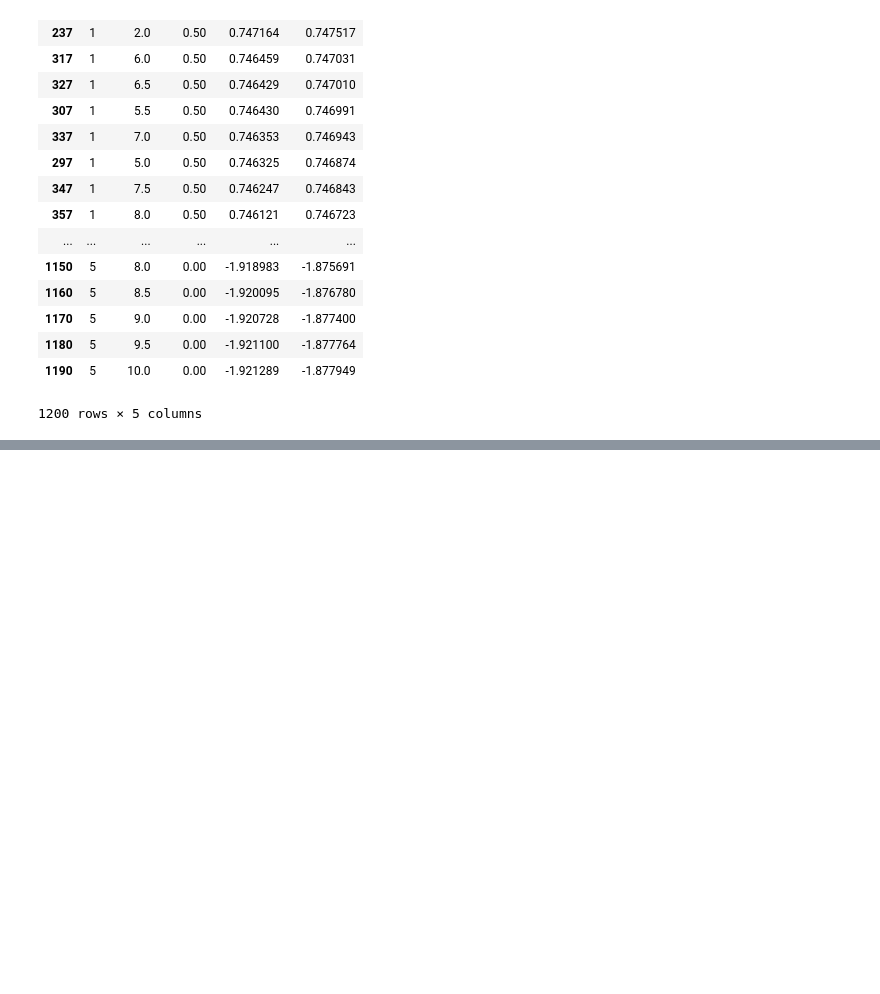
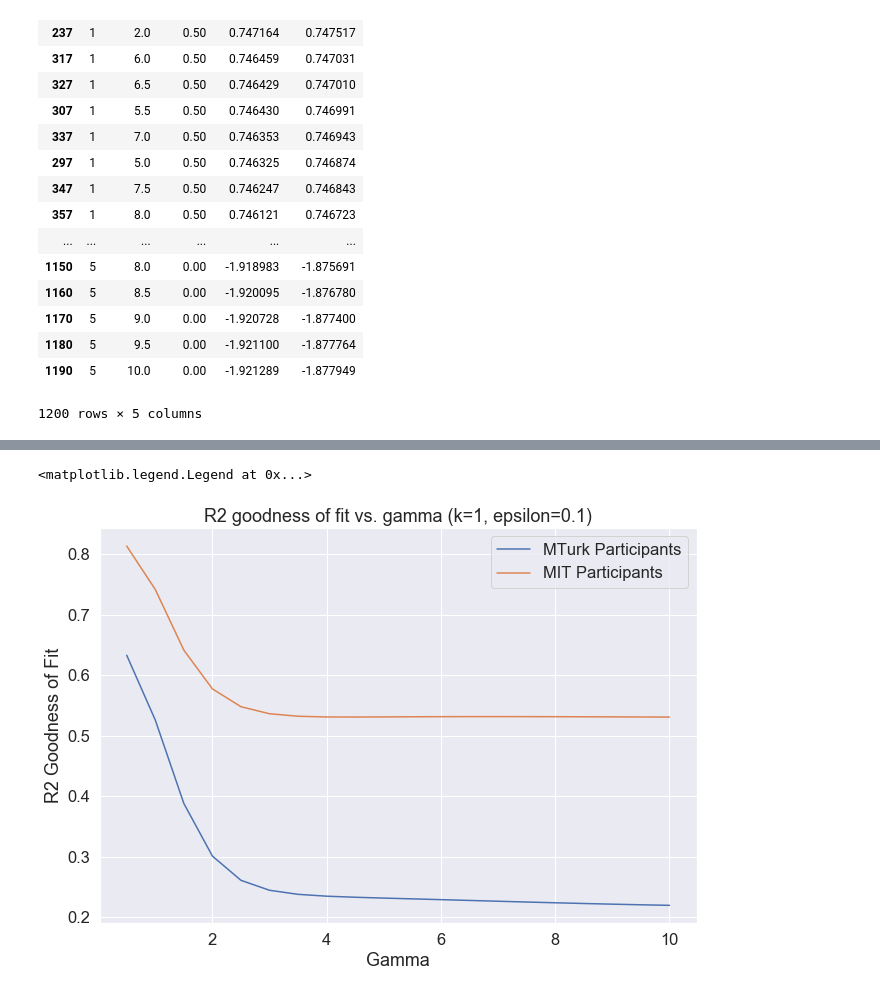
Before and after one commit to Detry322/avalon-bot, a Jupyter notebook: bimdp/Analyze_Human.ipynb, the cells around one changed output, grey strips where cells are left out. Saved outputs shown, nothing was run; the diff lists cells and outputs as text; code cells hidden in the pictures; blank space fills up the shorter version.

```diff
--- a/bimdp/Analyze_Human.ipynb
+++ b/bimdp/Analyze_Human.ipynb
@@ -63,3 +64,11 @@ from solver import Solver
 GAMES = load_games()
 
 VALID_GAMES = R_DATA.game.unique()
+
+print ', '.join(map(str, VALID_GAMES))
+
+for game_id in VALID_GAMES:
+    g = GAMES[game_id]
+    if g[0].result != 'success' or g[1].result != 'fail' or g[2].result != 'fail':
+        continue
+    print game_id, g
@@ -284,3 +303,13 @@ ALL_R2.sort_values('r2_variance', ascending=False)
 1200 rows × 5 columns
 # %%
 ALL_R2.to_msgpack('r2s.msg')
+# %%
+MIT_DATAFILE = os.path.join('data', 'mit.csv')
+MIT_DATA = load_human_data(MIT_DATAFILE, match=lambda x: 'mitstudents' in x)
+# %%
+s = MIT_DATA.p1 + MIT_DATA.p2 + MIT_DATA.p3
+MIT_DATA.p1 /= s
+MIT_DATA.p2 /= s
+MIT_DATA.p3 /= s
+# %%
+MIT_R2 = compute_all_r2_scores(MODEL_PREDICTIONS, MIT_DATA)
@@ -286,0 +338,24 @@ ALL_R2.to_msgpack('r2s.msg')
+# %%
+# r2 vs. gamma
+k = 1
+tremble = 0.1
+
+r2_turk = ALL_R2[(ALL_R2.k == k) & (ALL_R2.tremble == tremble)].sort_values('gamma').reset_index(drop=True)
+r2_mit = MIT_R2[(MIT_R2.k == k) & (MIT_R2.tremble == tremble)].sort_values('gamma').reset_index(drop=True)
+
+new_dataframe = pd.DataFrame({'gamma': r2_turk.gamma, 'AMT R2': r2_turk.r2_uniform, 'MIT R2': r2_mit.r2_uniform})
+
+
+sns.set(rc={'figure.figsize':(10.7,7.27)}, font_scale=1.5)
+
+sns.lineplot(data=new_dataframe, x='gamma', y='AMT R2', legend='full')
+p = sns.lineplot(data=new_dataframe, x='gamma', y='MIT R2', legend='full')
+p.set(
+    xlabel='Gamma',
+    ylabel='R2 Goodness of Fit',
+    title=u'R2 goodness of fit vs. gamma (k={}, epsilon={})'.format(k, tremble)
+)
+p.legend(['MTurk Participants', 'MIT Participants'])
+# %% [output]
+<matplotlib.legend.Legend at 0x...>
+[figure, added]
```
Also changed, not shown: parts of 9 cells of this notebook, 5 other files.
